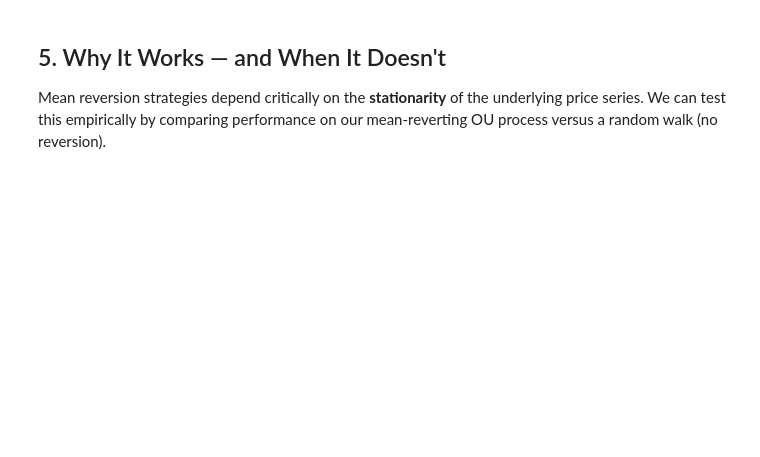
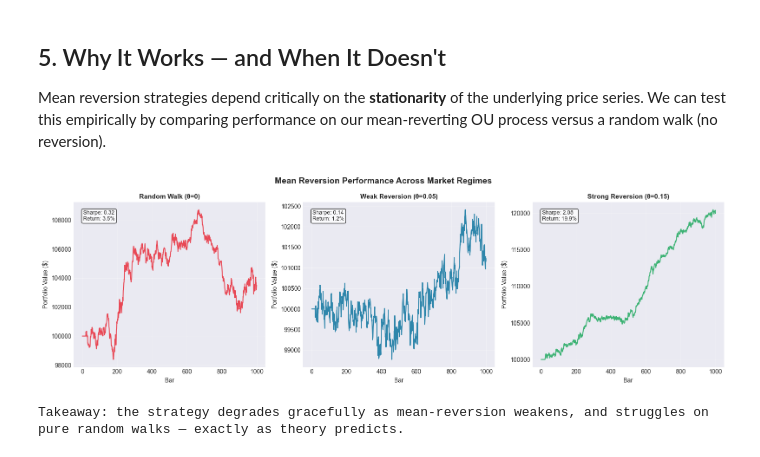
Before and after one commit to SLMolenaar/QuantCore, a Jupyter notebook: python/examples/mean_reversion.ipynb, the cells around one changed output. Saved outputs shown, nothing was run; the diff lists cells and outputs as text; code cells hidden in the pictures; blank space fills up the shorter version.

```diff
--- a/python/examples/mean_reversion.ipynb
+++ b/python/examples/mean_reversion.ipynb
@@ -182,38 +229,42 @@ strong_prices    = np.empty(N)
 strong_prices[0] = mu
 for i in range(1, N):
     drift              = 0.15 * (mu - strong_prices[i - 1]) * dt
     strong_prices[i]   = strong_prices[i - 1] + drift + sigma * np.sqrt(dt) * np.random.randn()
 strong_bars = [
     qc.BarData('STRONG', timestamps[i], strong_prices[i], strong_prices[i] + 0.3,
                strong_prices[i] - 0.3, strong_prices[i], 1_000_000.0)
     for i in range(N)
 ]
 
 regimes = [
-    ('Random Walk (θ=0)',       rw_bars,     '#E84855'),
-    ('Weak Reversion (θ=0.05)', bars,        '#2E86AB'),
-    ('Strong Reversion (θ=0.15)', strong_bars, '#3BB273'),
+    ('Random Walk (θ=0)',         rw_bars,      '#E84855'),
+    ('Weak Reversion (θ=0.05)',   bars,         '#2E86AB'),
+    ('Strong Reversion (θ=0.15)', strong_bars,  '#3BB273'),
 ]
 
 fig, axes = plt.subplots(1, 3, figsize=(16, 5), sharey=False)
 
 for ax, (label, regime_bars, color) in zip(axes, regimes):
-    s = qc.MeanReversion(lookback=20, entry_threshold=1.5, exit_threshold=0.5)
-    r = qc.run_backtest(strategy=s, data={'X': regime_bars}, initial_capital=INITIAL_CAPITAL)
-    ec = np.array(r['equity_curve'])
-    m  = calculate_all_metrics(ec)
+    s        = qc.MeanReversion(lookback=20, entry_threshold=1.5, exit_threshold=0.5)
+    r        = qc.run_backtest(strategy=s, data={'X': regime_bars}, initial_capital=INITIAL_CAPITAL)
+    ec, _    = strip_sentinel(r)
+    m        = calculate_all_metrics(ec, risk_free_rate=0.0)
+    sharpe   = np.clip(m.sharpe_ratio, -5.0, 5.0)
     ax.plot(ec, linewidth=1.5, color=color)
     ax.set_title(label, fontsize=11, fontweight='bold')
     ax.set_ylabel('Portfolio Value ($)')
     ax.set_xlabel('Bar')
     ax.grid(True, alpha=0.3)
-    ax.text(0.05, 0.95, f'Sharpe: {m.sharpe_ratio:.2f}\nReturn: {m.total_return:.1f}%',
+    ax.text(0.05, 0.95, f'Sharpe: {sharpe:.2f}\nReturn: {m.total_return:.1f}%',
             transform=ax.transAxes, fontsize=9, verticalalignment='top',
             bbox=dict(boxstyle='round', facecolor='white', alpha=0.8))
 
 fig.suptitle('Mean Reversion Performance Across Market Regimes', fontsize=14, fontweight='bold')
 plt.tight_layout()
 plt.show()
 
 print('Takeaway: the strategy degrades gracefully as mean-reversion weakens,'
       ' and struggles on pure random walks — exactly as theory predicts.')
+# %% [output]
+[figure, added]
+Takeaway: the strategy degrades gracefully as mean-reversion weakens, and struggles on pure random walks — exactly as theory predicts.
```
Also changed, not shown: parts of 5 cells of this notebook, 4 other files.
